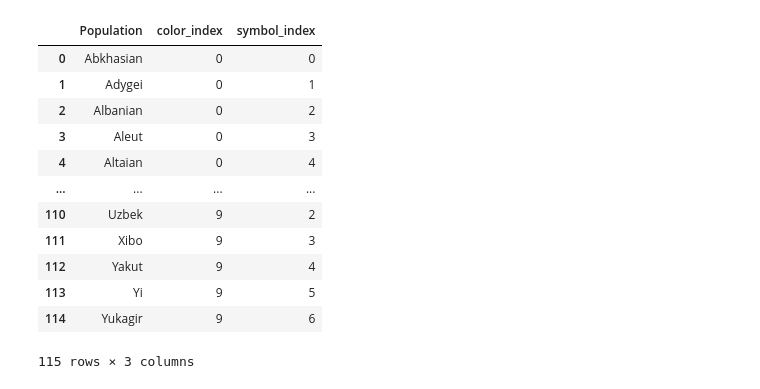
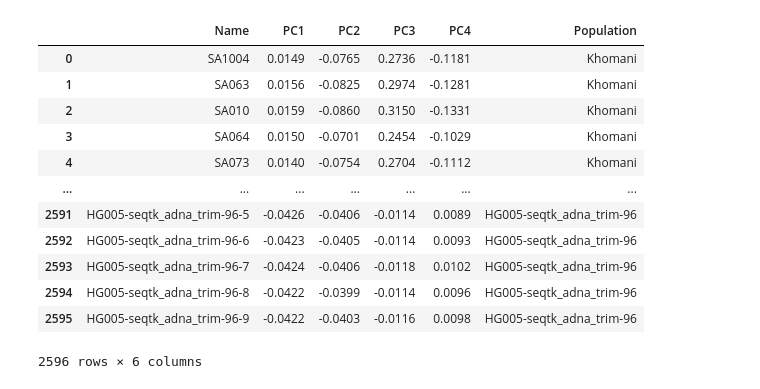
Before and after one commit to liannette/DNA_reconstruct, a Jupyter notebook: downstream_analysis/plot_pca.ipynb, the cells around one changed output. Cells and saved outputs as stored; diff of their text form; code cells hidden in the pictures.

```diff
--- a/downstream_analysis/plot_pca.ipynb
+++ b/downstream_analysis/plot_pca.ipynb
@@ -4,8 +9,10 @@ import matplotlib.pyplot as plt
 # %%
-def load_pca_data(evec_file):
+def load_evec_file(smartPCA_evec_file):
+    """ Loads the evec file from the smartPCA output, which contains the
+    principal component coordinates. """
     col_names = ["Name", "PC1", "PC2", "PC3", "PC4", "Population"]
-    df_pca = pd.read_csv(evec_file, delim_whitespace=True, header=0, names=col_names)
-    # Remove next line again
-    df_pca[["Sample", "Tool", "Fraction", "Seed"]] = df_pca["Name"].str.split("-", expand = True)
-    df_pca = df_pca.assign(Population2 = df_pca["Sample"] + '-' + df_pca["Tool"] + '-' + df_pca["Fraction"])
+    df_pca = pd.read_csv(smartPCA_evec_file,
+                         delim_whitespace=True,
+                         header=0,
+                         names=col_names)
     return df_pca
@@ -45,18 +18,0 @@ def load_population_list(pop_pca_file):
-# %%
-pop_pca_file = "input/smartPCA/poplist_eurasia.txt"
-df_population = load_population_list(pop_pca_file)
-df_population
-# %% [output]
-|  | Population | color_index | symbol_index |
-| 0 | Abkhasian | 0 | 0 |
-| 1 | Adygei | 0 | 1 |
-| 2 | Albanian | 0 | 2 |
-| 3 | Aleut | 0 | 3 |
-| 4 | Altaian | 0 | 4 |
-| ... | ... | ... | ... |
-| 110 | Uzbek | 9 | 2 |
-| 111 | Xibo | 9 | 3 |
-| 112 | Yakut | 9 | 4 |
-| 113 | Yi | 9 | 5 |
-| 114 | Yukagir | 9 | 6 |
-115 rows × 3 columns
@@ -62,0 +28,18 @@ df_population
+# %%
+smartPCA_evec_file = "output/smartPCA/eurasia.evec"
+df_pca = load_evec_file(smartPCA_evec_file)
+df_pca
+# %% [output]
+|  | Name | PC1 | PC2 | PC3 | PC4 | Population |
+| 0 | SA1004 | 0.0149 | -0.0765 | 0.2736 | -0.1181 | Khomani |
+| 1 | SA063 | 0.0156 | -0.0825 | 0.2974 | -0.1281 | Khomani |
+| 2 | SA010 | 0.0159 | -0.0860 | 0.3150 | -0.1331 | Khomani |
+| 3 | SA064 | 0.0150 | -0.0701 | 0.2454 | -0.1029 | Khomani |
+| 4 | SA073 | 0.0140 | -0.0754 | 0.2704 | -0.1112 | Khomani |
+| ... | ... | ... | ... | ... | ... | ... |
+| 2591 | HG005-seqtk_adna_trim-96-5 | -0.0426 | -0.0406 | -0.0114 | 0.0089 | HG005-seqtk_adna_trim-96 |
+| 2592 | HG005-seqtk_adna_trim-96-6 | -0.0423 | -0.0405 | -0.0114 | 0.0093 | HG005-seqtk_adna_trim-96 |
+| 2593 | HG005-seqtk_adna_trim-96-7 | -0.0424 | -0.0406 | -0.0118 | 0.0102 | HG005-seqtk_adna_trim-96 |
+| 2594 | HG005-seqtk_adna_trim-96-8 | -0.0422 | -0.0399 | -0.0114 | 0.0096 | HG005-seqtk_adna_trim-96 |
+| 2595 | HG005-seqtk_adna_trim-96-9 | -0.0422 | -0.0403 | -0.0116 | 0.0098 | HG005-seqtk_adna_trim-96 |
+2596 rows × 6 columns
```
Also changed, not shown: parts of 28 cells of this notebook, 5 other files.
